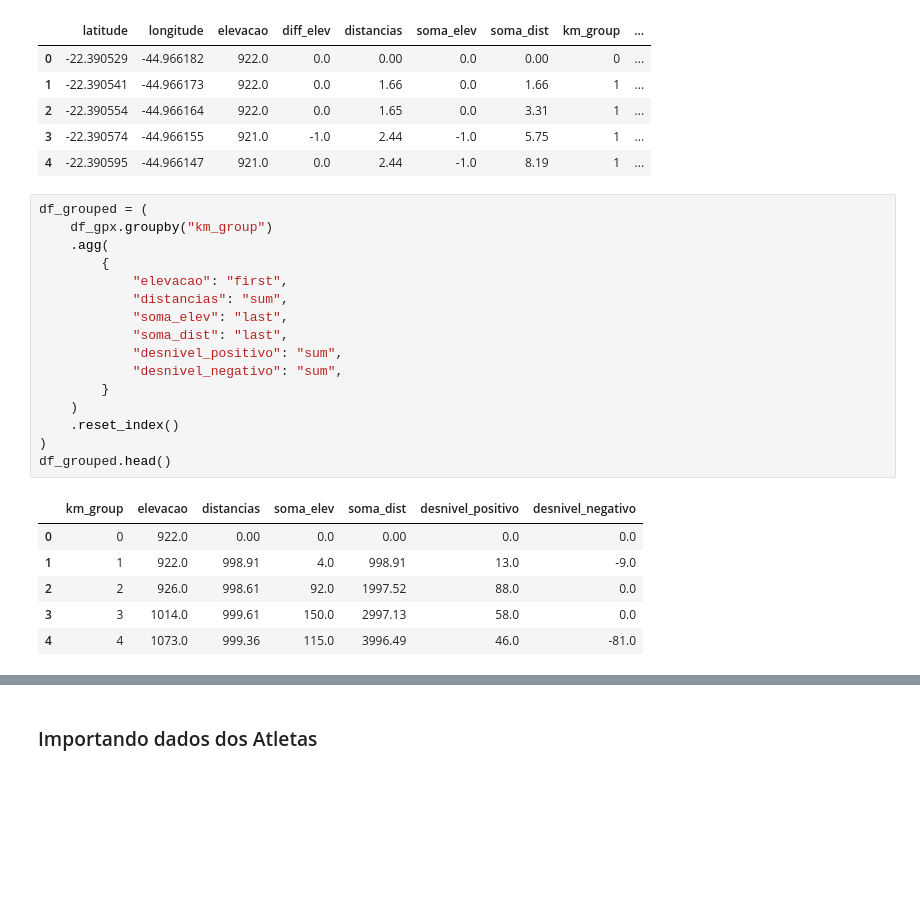
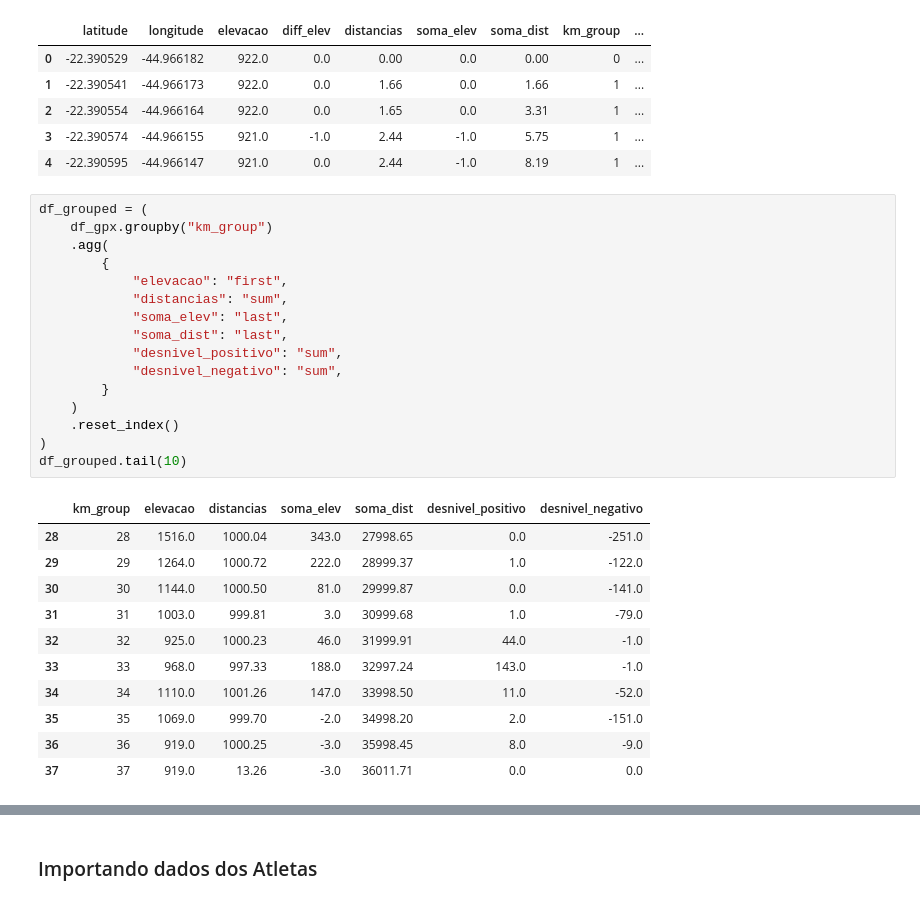
Before and after one commit to joaomts/-strava_analytics, a Jupyter notebook: analises_corredores.ipynb, the cells around one changed output, grey strips where cells are left out. Saved outputs shown, nothing was run; the diff lists cells and outputs as text; blank space fills up the shorter version.

```diff
--- a/analises_corredores.ipynb
+++ b/analises_corredores.ipynb
@@ -47,23 +47,28 @@ df_gpx.head()
 # %%
 df_grouped = (
     df_gpx.groupby("km_group")
     .agg(
         {
             "elevacao": "first",
             "distancias": "sum",
             "soma_elev": "last",
             "soma_dist": "last",
             "desnivel_positivo": "sum",
             "desnivel_negativo": "sum",
         }
     )
     .reset_index()
 )
-df_grouped.head()
+df_grouped.tail(10)
 # %% [output]
 |  | km_group | elevacao | distancias | soma_elev | soma_dist | desnivel_positivo | desnivel_negativo |
-| 0 | 0 | 922.0 | 0.00 | 0.0 | 0.00 | 0.0 | 0.0 |
-| 1 | 1 | 922.0 | 998.91 | 4.0 | 998.91 | 13.0 | -9.0 |
-| 2 | 2 | 926.0 | 998.61 | 92.0 | 1997.52 | 88.0 | 0.0 |
-| 3 | 3 | 1014.0 | 999.61 | 150.0 | 2997.13 | 58.0 | 0.0 |
-| 4 | 4 | 1073.0 | 999.36 | 115.0 | 3996.49 | 46.0 | -81.0 |
+| 28 | 28 | 1516.0 | 1000.04 | 343.0 | 27998.65 | 0.0 | -251.0 |
+| 29 | 29 | 1264.0 | 1000.72 | 222.0 | 28999.37 | 1.0 | -122.0 |
+| 30 | 30 | 1144.0 | 1000.50 | 81.0 | 29999.87 | 0.0 | -141.0 |
+| 31 | 31 | 1003.0 | 999.81 | 3.0 | 30999.68 | 1.0 | -79.0 |
+| 32 | 32 | 925.0 | 1000.23 | 46.0 | 31999.91 | 44.0 | -1.0 |
+| 33 | 33 | 968.0 | 997.33 | 188.0 | 32997.24 | 143.0 | -1.0 |
+| 34 | 34 | 1110.0 | 1001.26 | 147.0 | 33998.50 | 11.0 | -52.0 |
+| 35 | 35 | 1069.0 | 999.70 | -2.0 | 34998.20 | 2.0 | -151.0 |
+| 36 | 36 | 919.0 | 1000.25 | -3.0 | 35998.45 | 8.0 | -9.0 |
+| 37 | 37 | 919.0 | 13.26 | -3.0 | 36011.71 | 0.0 | 0.0 |
```
Also changed, not shown: parts of 16 cells of this notebook.
